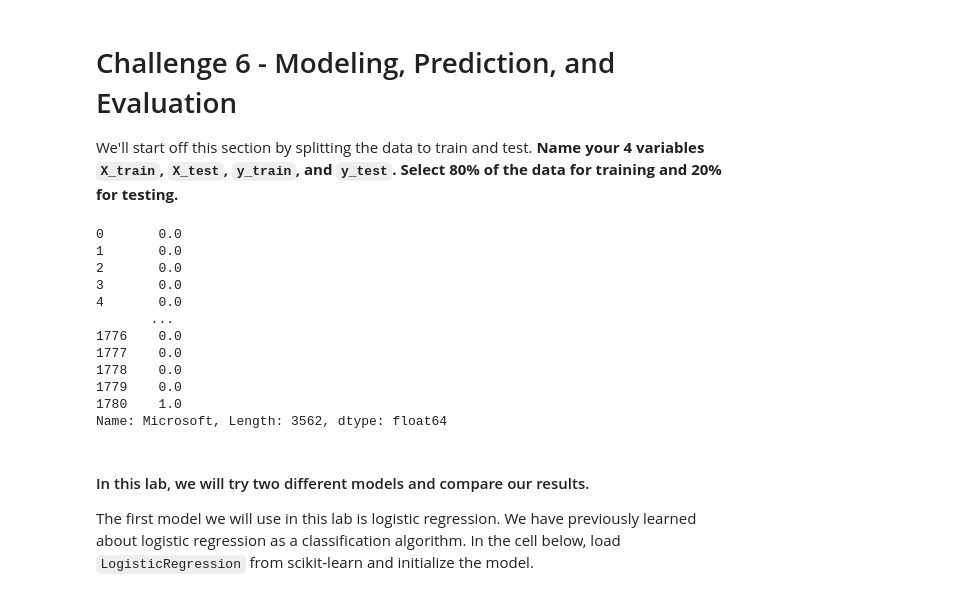
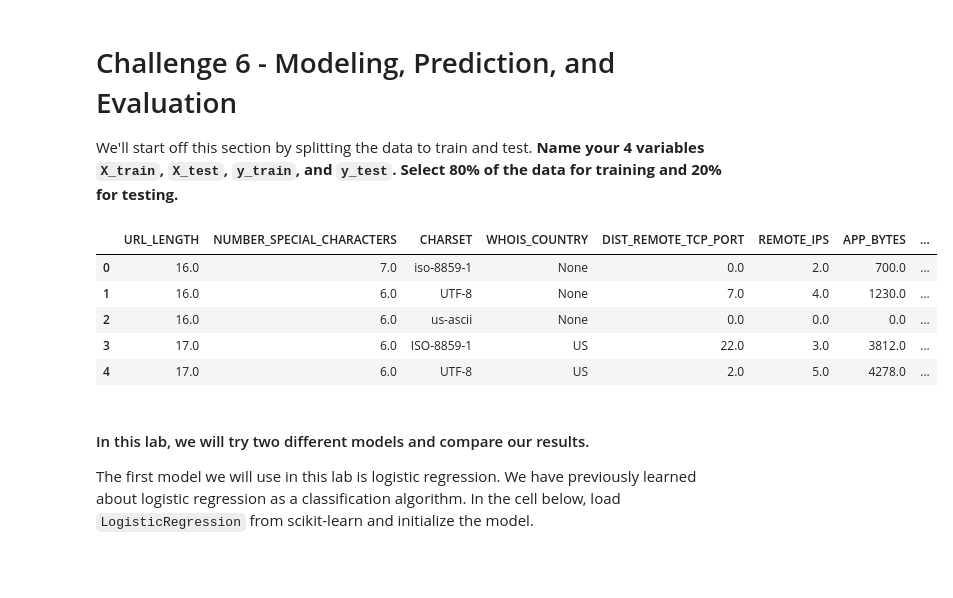
Before and after one commit to ironhack-datalabs/datamad0120, a Jupyter notebook: module-3/lab-supervised-learning/your-code/main.ipynb, the cells around one changed output. Cells and saved outputs as stored; diff of their text form; code cells hidden in the pictures; blank space fills up the shorter version.

```diff
--- a/module-3/lab-supervised-learning/your-code/main.ipynb
+++ b/module-3/lab-supervised-learning/your-code/main.ipynb
@@ -413,19 +413,14 @@ Index(['URL_LENGTH', 'NUMBER_SPECIAL_CHARACTERS', 'CHARSET', 'WHOIS_COUNTRY',
 We'll start off this section by splitting the data to train and test. **Name your 4 variables `X_train`, `X_test`, `y_train`, and `y_test`. Select 80% of the data for training and 20% for testing.**
 # %%
 websites_clean["Microsoft"]
+websites_clean.head()
 # %% [output]
-0       0.0
-1       0.0
-2       0.0
-3       0.0
-4       0.0
-       ...
-1776    0.0
-1777    0.0
-1778    0.0
-1779    0.0
-1780    1.0
-Name: Microsoft, Length: 3562, dtype: float64
+|  | URL_LENGTH | NUMBER_SPECIAL_CHARACTERS | CHARSET | WHOIS_COUNTRY | DIST_REMOTE_TCP_PORT | REMOTE_IPS | APP_BYTES | ... |
+| 0 | 16.0 | 7.0 | iso-8859-1 | None | 0.0 | 2.0 | 700.0 | ... |
+| 1 | 16.0 | 6.0 | UTF-8 | None | 7.0 | 4.0 | 1230.0 | ... |
+| 2 | 16.0 | 6.0 | us-ascii | None | 0.0 | 0.0 | 0.0 | ... |
+| 3 | 17.0 | 6.0 | ISO-8859-1 | US | 22.0 | 3.0 | 3812.0 | ... |
+| 4 | 17.0 | 6.0 | UTF-8 | US | 2.0 | 5.0 | 4278.0 | ... |
 # %%
 from sklearn.model_selection import train_test_split
 
```
Also changed, not shown: parts of 5 cells of this notebook.
